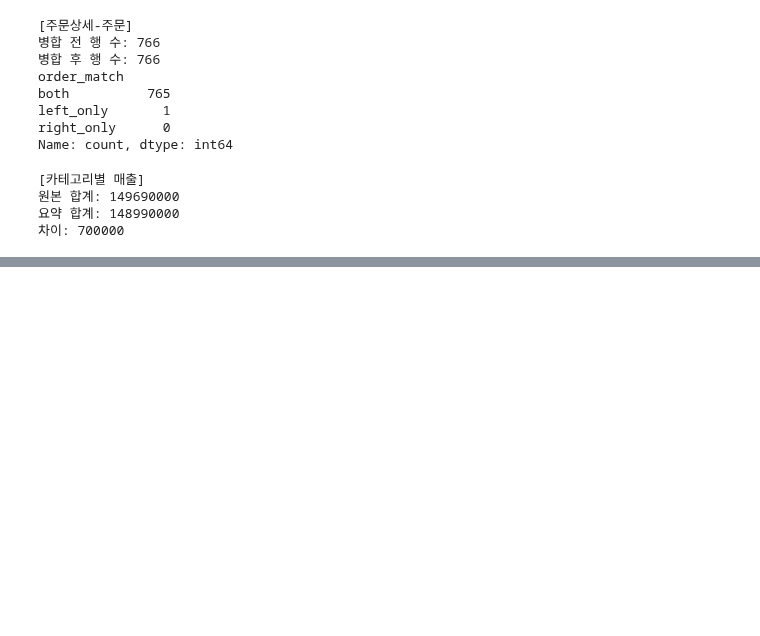
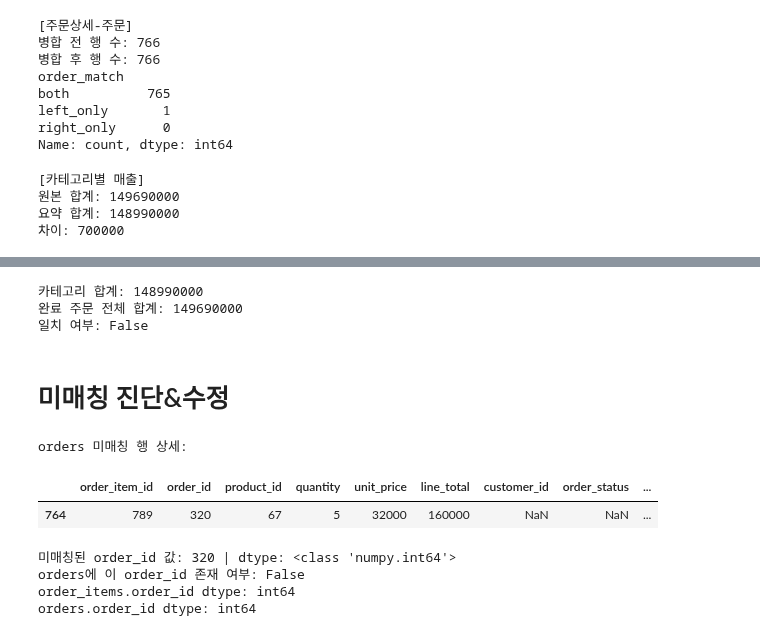
Before and after one commit to dydtlsrl/ai-data-analysis, a Jupyter notebook: notebooks/ch04_pandas_basic.ipynb, the cells around one changed output, grey strips where cells are left out. Cells and saved outputs as stored; diff of their text form; code cells hidden in the pictures; blank space fills up the shorter version.

```diff
--- a/notebooks/ch04_pandas_basic.ipynb
+++ b/notebooks/ch04_pandas_basic.ipynb
@@ -731,0 +775,8 @@ check_total(
+# %%
+# 2) line_total 파생 컬럼 생성 (분석 범위: line_total = quantity × unit_price)
+# -----------------------------------------
+order_items_work = order_items.copy()
+order_items_work["line_total"] = (
+    order_items_work["quantity"] * order_items_work["unit_price"]
+)
+# 근거: 분석 범위 요구사항 - "line_total = quantity × unit_price" 정의를 그대로 코드로 구현
@@ -731,0 +906,42 @@ check_total(
+# %%
+# -----------------------------------------
+# 7) 카테고리 합계 vs 완료 주문 전체 합계 비교
+# -----------------------------------------
+category_total = category_sales["total_sales"].sum()
+completed_total = completed_items["line_total"].sum()
+
+print("카테고리 합계:", category_total)
+print("완료 주문 전체 합계:", completed_total)
+print("일치 여부:", category_total == completed_total)
+# 근거: 요구사항 4 - "카테고리 합계와 완료 주문 전체 합계를 비교"를 두 값을 직접 비교하는 코드로 구현.
+#       True가 나오면 카테고리별로 쪼개도 전체 매출액이 새지 않았다는 뜻
+# %% [output]
+카테고리 합계: 148990000
+완료 주문 전체 합계: 149690000
+일치 여부: False
+# %% [markdown]
+# 미매칭 진단&수정
+# %%
+# -----------------------------------------
+# 진단 1) order_items ↔ orders 미매칭 원인
+# -----------------------------------------
+print("orders 미매칭 행 상세:")
+display(unmatched_orders)   # order_id, product_id 등 실제 값 확인
+
+unmatched_order_id = unmatched_orders["order_id"].iloc[0]
+print("미매칭된 order_id 값:", unmatched_order_id, "| dtype:", type(unmatched_order_id))
+
+# 이 order_id가 orders 테이블에 정말 없는지 확인
+print("orders에 이 order_id 존재 여부:", unmatched_order_id in orders["order_id"].values)
+
+# dtype 비교
+print("order_items.order_id dtype:", order_items["order_id"].dtype)
+print("orders.order_id dtype:", orders["order_id"].dtype)
+# %% [output]
+orders 미매칭 행 상세:
+|  | order_item_id | order_id | product_id | quantity | unit_price | line_total | customer_id | order_status | ... |
+| 764 | 789 | 320 | 67 | 5 | 32000 | 160000 | NaN | NaN | ... |
+미매칭된 order_id 값: 320 | dtype: <class 'numpy.int64'>
+orders에 이 order_id 존재 여부: False
+order_items.order_id dtype: int64
+orders.order_id dtype: int64
```
Also changed, not shown: parts of 12 cells of this notebook.
